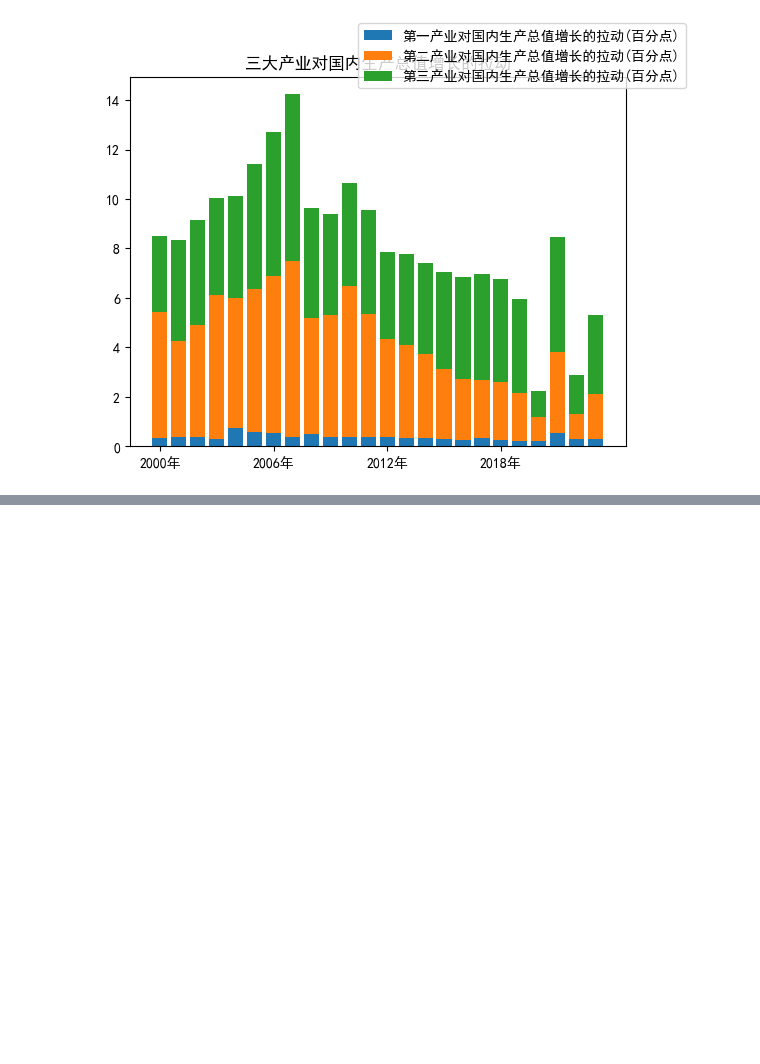
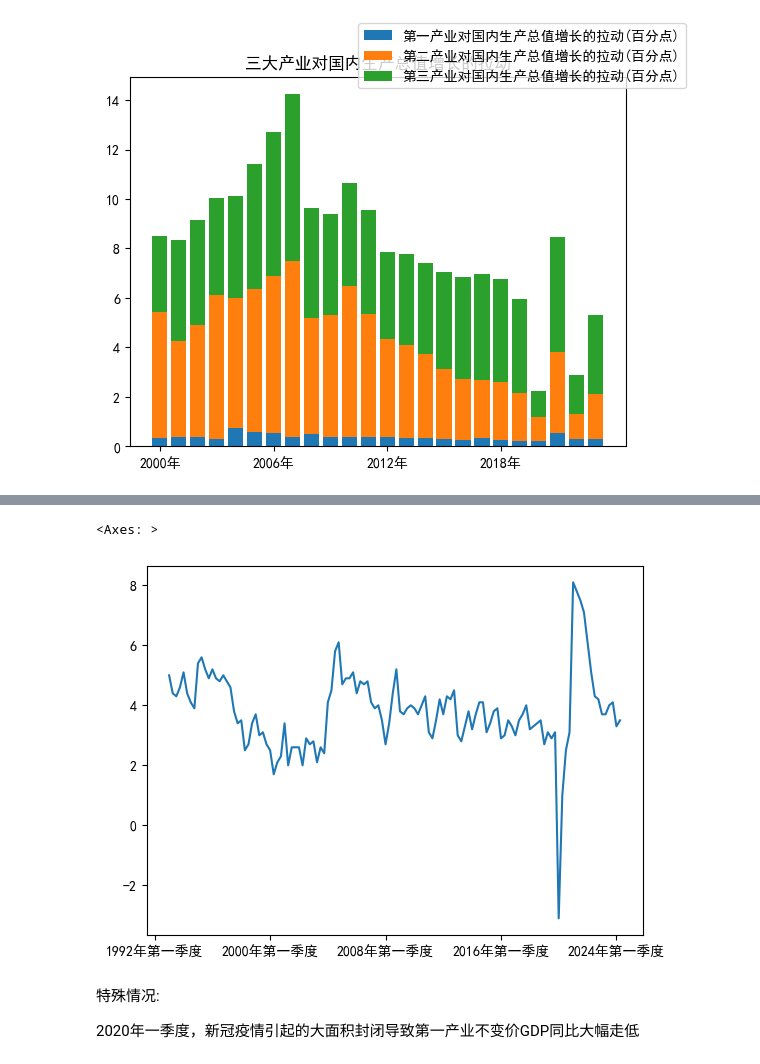
Before and after one commit to kampfer/various-data, a Jupyter notebook: src/researches/jupyter/gdp.ipynb, the cells around one changed output, grey strips where cells are left out. Saved outputs shown, nothing was run; the diff lists cells and outputs as text; code cells hidden in the pictures; blank space fills up the shorter version.

```diff
--- a/src/researches/jupyter/gdp.ipynb
+++ b/src/researches/jupyter/gdp.ipynb
@@ -260,0 +245,13 @@ drawStackedBar(gdpRatioByIndustryDf[cols].loc[::-1], title="产业贡献率_当
+# %%
+gdpRateDf["第一产业增加值指数(上年同期=100)_累计值"].loc[::-1].apply(
+    lambda v: v - 100
+).plot(
+    xticks=range(0, gdpRateDf.shape[0], round(gdpRateDf.shape[0] / 4)),
+)
+# %% [output]
+<Axes: >
+[figure, added]
+# %% [markdown]
+特殊情况:
+
+2020年一季度，新冠疫情引起的大面积封闭导致第一产业不变价GDP同比大幅走低
```
Also changed, not shown: parts of 15 cells of this notebook.
